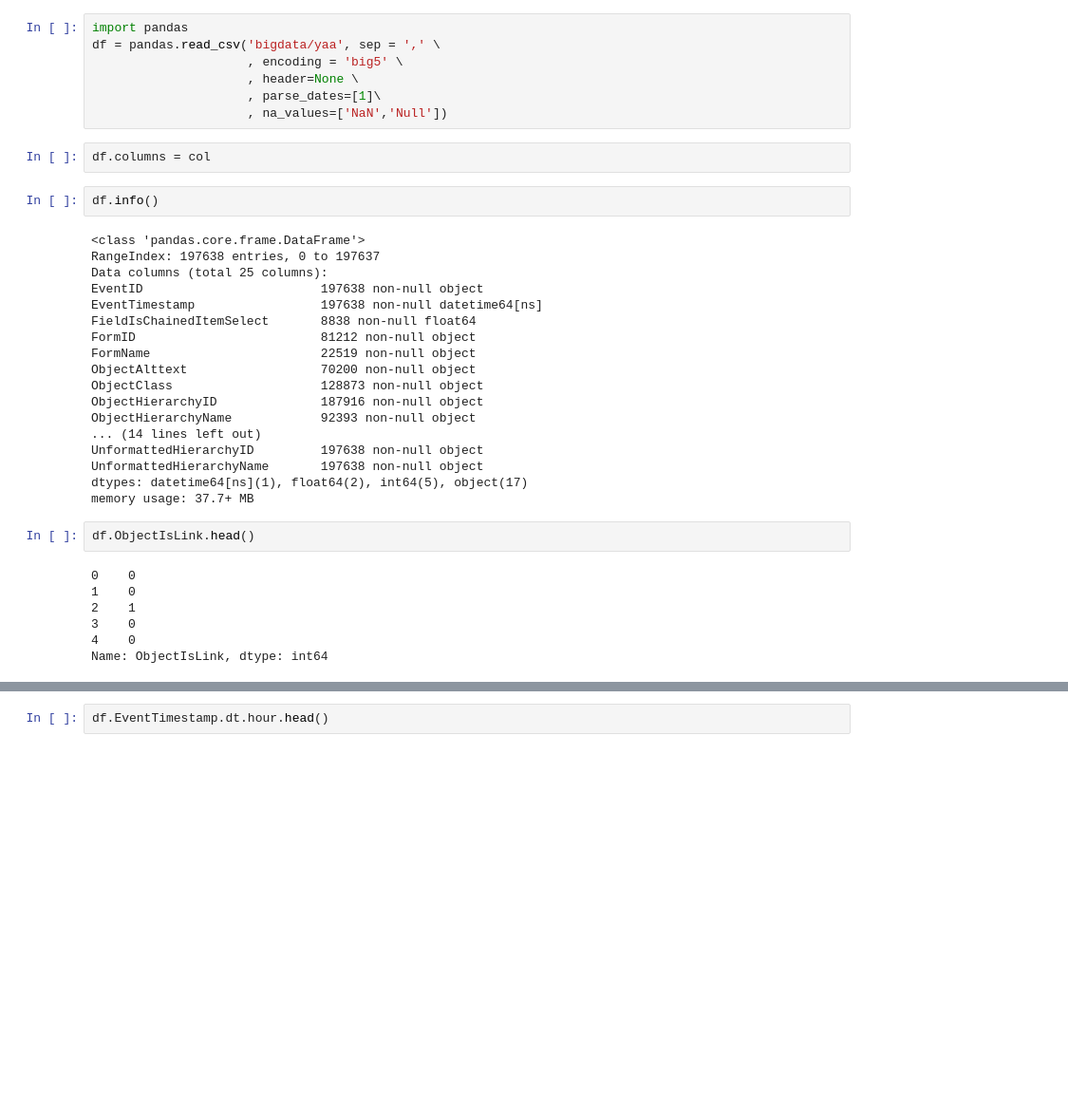
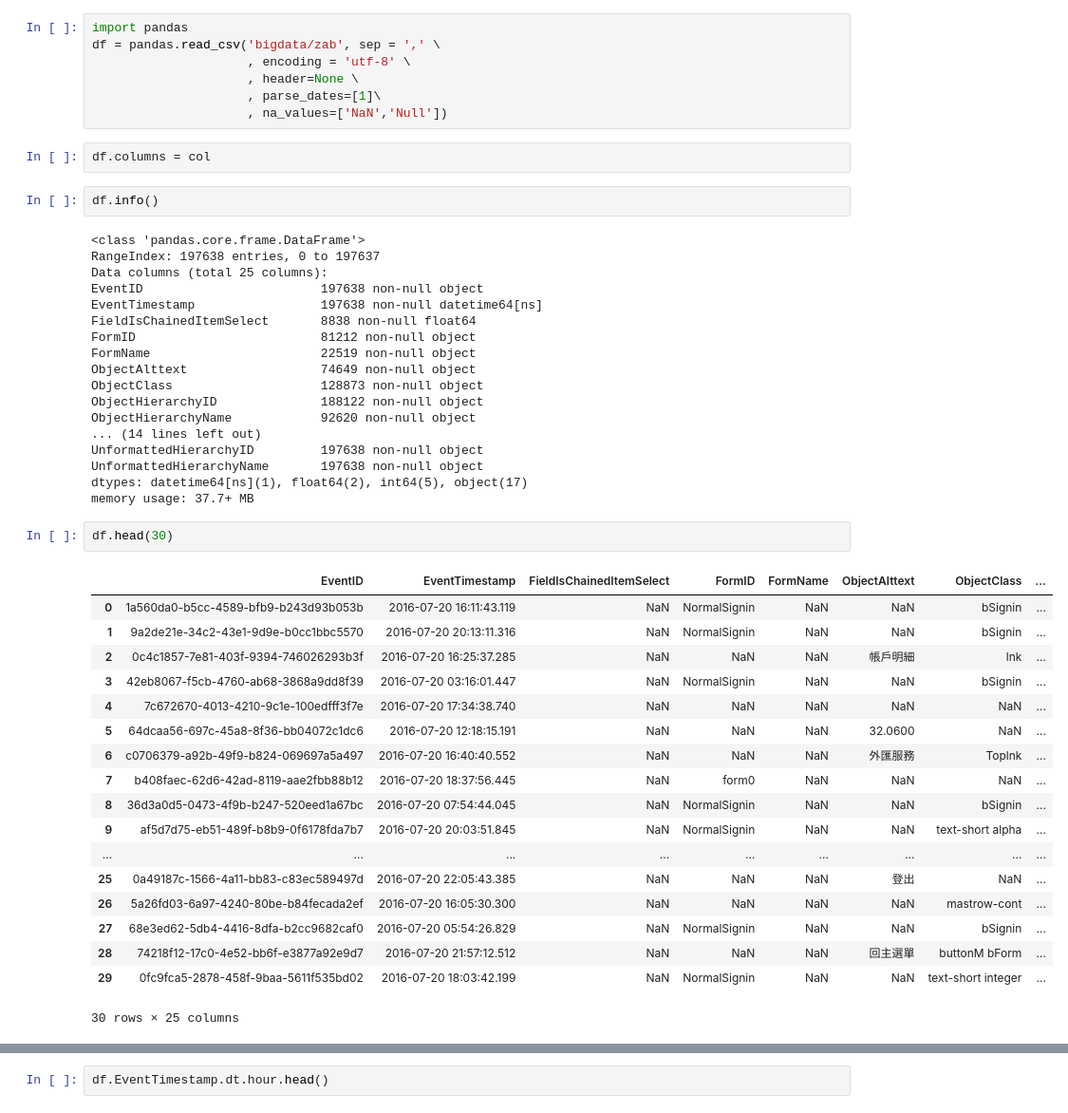
Before and after one commit to ywchiu/cathaybkpython, a Jupyter notebook: click_analysis.ipynb, the cells around one changed output, grey strips where cells are left out. Shown at 95% size. Cells and saved outputs as stored; diff of their text form; blank space fills up the shorter version.

```diff
--- a/click_analysis.ipynb
+++ b/click_analysis.ipynb
@@ -4,8 +4,8 @@
 col = ['EventID','EventTimestamp','FieldIsChainedItemSelect','FormID','FormName','ObjectAlttext','ObjectClass','ObjectHierarchyID','ObjectHierarchyName','ObjectHref','ObjectID','ObjectIsDownload','ObjectIsLink','ObjectName','ObjectSourceType','ObjectSrc','ObjectTagName','ObjectType','PageEventIndex','PageInstanceID','PreviousChainedISEventIndex','SessionNumber','TrackingUuid','UnformattedHierarchyID','UnformattedHierarchyName']
 # %%
 import pandas
-df = pandas.read_csv('bigdata/yaa', sep = ',' \
-                     , encoding = 'big5' \
+df = pandas.read_csv('bigdata/zab', sep = ',' \
+                     , encoding = 'utf-8' \
                      , header=None \
                      , parse_dates=[1]\
                      , na_values=['NaN','Null'])
@@ -22,21 +22,33 @@ EventTimestamp                 197638 non-null datetime64[ns]
 FieldIsChainedItemSelect       8838 non-null float64
 FormID                         81212 non-null object
 FormName                       22519 non-null object
-ObjectAlttext                  70200 non-null object
+ObjectAlttext                  74649 non-null object
 ObjectClass                    128873 non-null object
-ObjectHierarchyID              187916 non-null object
-ObjectHierarchyName            92393 non-null object
+ObjectHierarchyID              188122 non-null object
+ObjectHierarchyName            92620 non-null object
 ... (14 lines left out)
 UnformattedHierarchyID         197638 non-null object
 UnformattedHierarchyName       197638 non-null object
 dtypes: datetime64[ns](1), float64(2), int64(5), object(17)
 memory usage: 37.7+ MB
 # %%
-df.ObjectIsLink.head()
+df.head(30)
 # %% [output]
+|  | EventID | EventTimestamp | FieldIsChainedItemSelect | FormID | FormName | ObjectAlttext | ObjectClass | ... |
+| 0 | 1a560da0-b5cc-4589-bfb9-b243d93b053b | 2016-07-20 16:11:43.119 | NaN | NormalSignin | NaN | NaN | bSignin | ... |
+| 1 | 9a2de21e-34c2-43e1-9d9e-b0cc1bbc5570 | 2016-07-20 20:13:11.316 | NaN | NormalSignin | NaN | NaN | bSignin | ... |
+| 2 | 0c4c1857-7e81-403f-9394-746026293b3f | 2016-07-20 16:25:37.285 | NaN | NaN | NaN | 帳戶明細 | lnk | ... |
+| 3 | 42eb8067-f5cb-4760-ab68-3868a9dd8f39 | 2016-07-20 03:16:01.447 | NaN | NormalSignin | NaN | NaN | bSignin | ... |
+| 4 | 7c672670-4013-4210-9c1e-100edfff3f7e | 2016-07-20 17:34:38.740 | NaN | NaN | NaN | NaN | NaN | ... |
+| 5 | 64dcaa56-697c-45a8-8f36-bb04072c1dc6 | 2016-07-20 12:18:15.191 | NaN | NaN | NaN | 32.0600 | NaN | ... |
+| 6 | c0706379-a92b-49f9-b824-069697a5a497 | 2016-07-20 16:40:40.552 | NaN | NaN | NaN | 外匯服務 | Toplnk | ... |
+| 7 | b408faec-62d6-42ad-8119-aae2fbb88b12 | 2016-07-20 18:37:56.445 | NaN | form0 | NaN | NaN | NaN | ... |
+| 8 | 36d3a0d5-0473-4f9b-b247-520eed1a67bc | 2016-07-20 07:54:44.045 | NaN | NormalSignin | NaN | NaN | bSignin | ... |
+| 9 | af5d7d75-eb51-489f-b8b9-0f6178fda7b7 | 2016-07-20 20:03:51.845 | NaN | NormalSignin | NaN | NaN | text-short alpha | ... |
+| ... | ... | ... | ... | ... | ... | ... | ... | ... |
+| 25 | 0a49187c-1566-4a11-bb83-c83ec589497d | 2016-07-20 22:05:43.385 | NaN | NaN | NaN | 登出 | NaN | ... |
+| 26 | 5a26fd03-6a97-4240-80be-b84fecada2ef | 2016-07-20 16:05:30.300 | NaN | NaN | NaN | NaN | mastrow-cont | ... |
+| 27 | 68e3ed62-5db4-4416-8dfa-b2cc9682caf0 | 2016-07-20 05:54:26.829 | NaN | NormalSignin | NaN | NaN | bSignin | ... |
+| 28 | 74218f12-17c0-4e52-bb6f-e3877a92e9d7 | 2016-07-20 21:57:12.512 | NaN | NaN | NaN | 回主選單 | buttonM bForm | ... |
+| 29 | 0fc9fca5-2878-458f-9baa-5611f535bd02 | 2016-07-20 18:03:42.199 | NaN | NormalSignin | NaN | NaN | text-short integer | ... |
-0    0
-1    0
-2    1
-3    0
-4    0
-Name: ObjectIsLink, dtype: int64
+30 rows × 25 columns
```
Also changed, not shown: parts of 2 cells of this notebook, 1 other file.
